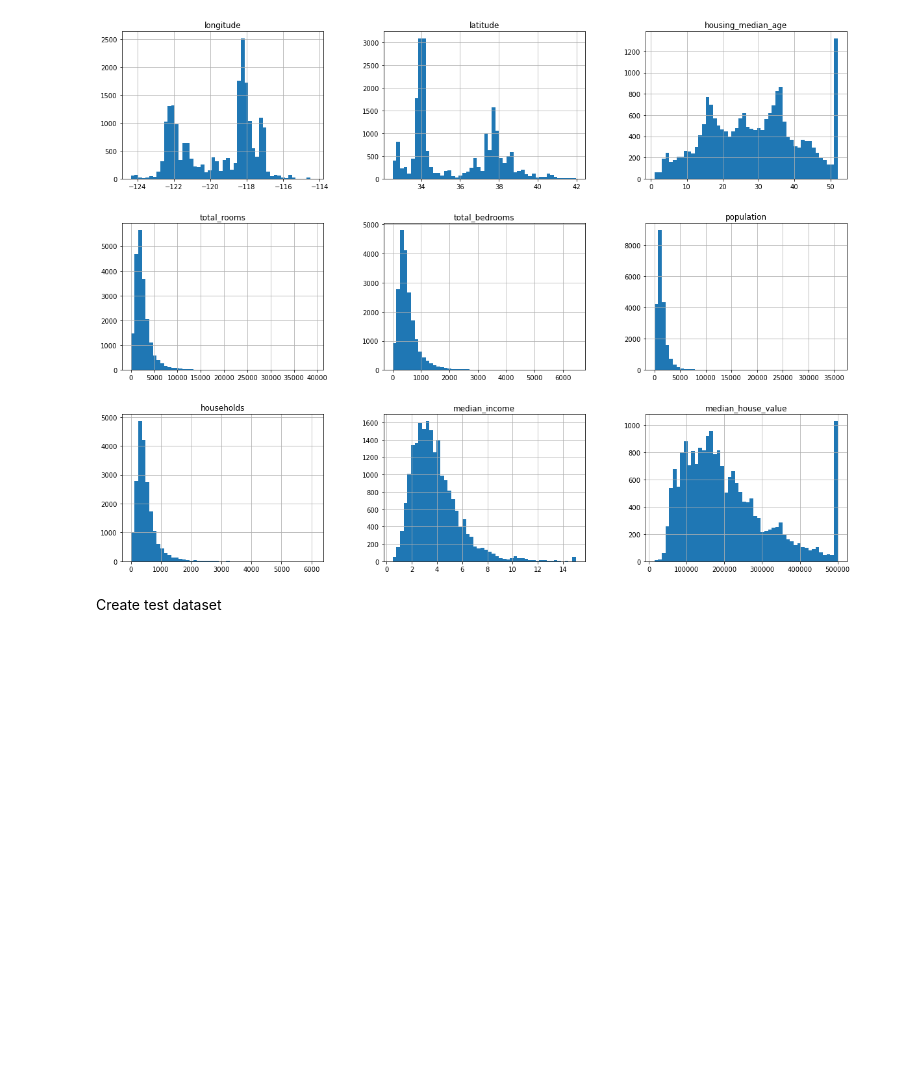
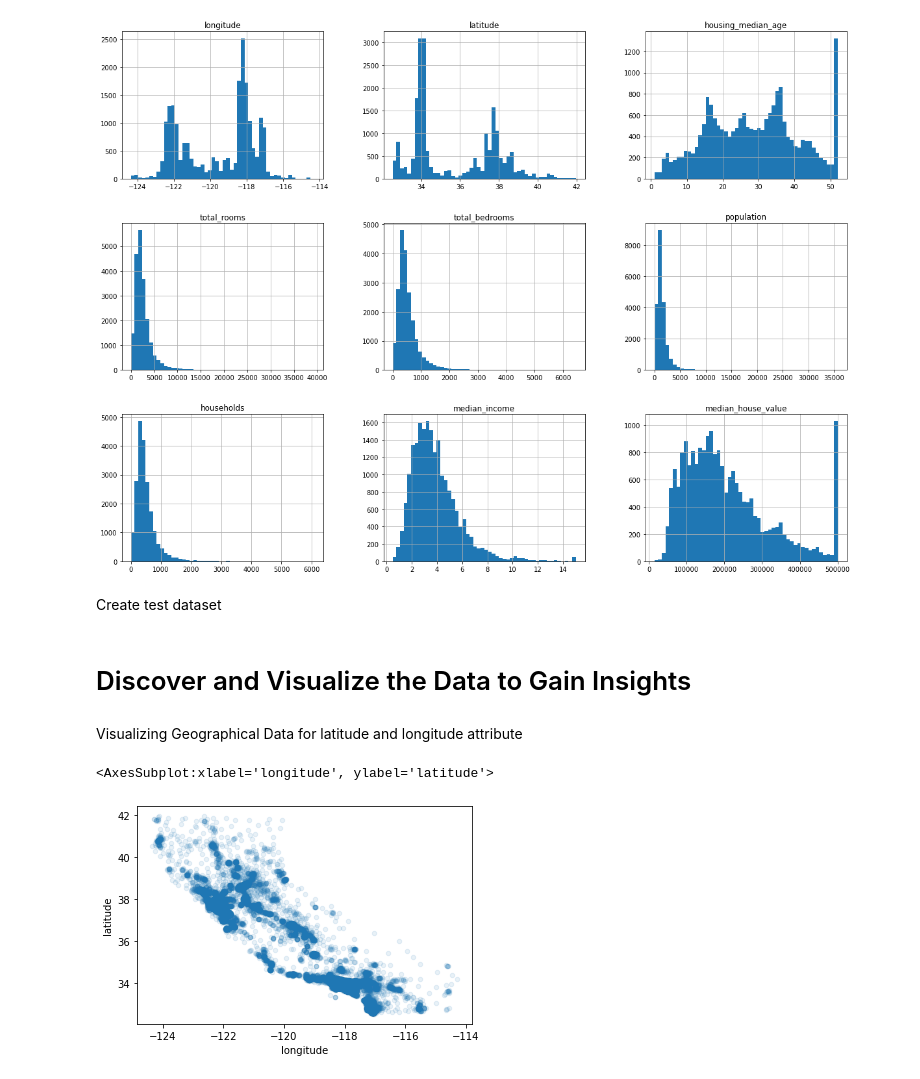
Before and after one commit to IBTIISAM/California-Housing-Prices-Regression, a Jupyter notebook: dataset.ipynb, the cells around one changed output. Cells and saved outputs as stored; diff of their text form; code cells hidden in the pictures; blank space fills up the shorter version.

Commit message:
Discover and Visualize the Data

```diff
--- a/dataset.ipynb
+++ b/dataset.ipynb
@@ -100,3 +100,13 @@ for train_index, test_index in split.split(housing, housing["income_cat"]):
 # remove income category after create train test set
 for set_ in (start_train_set, start_test_set):
     set_.drop("income_cat", axis=1, inplace=True)
+# %% [markdown]
+# Discover and Visualize the Data to Gain Insights
+# %% [markdown]
+Visualizing Geographical Data for latitude and longitude attribute
+# %%
+# set alpha to 0.1 make the placea high density of datapoint
+housing.plot(kind="scatter", x="longitude", y="latitude", alpha=0.1)
+# %% [output]
+<AxesSubplot:xlabel='longitude', ylabel='latitude'>
+[figure, added]
```
Also changed, not shown: parts of 7 cells of this notebook.
